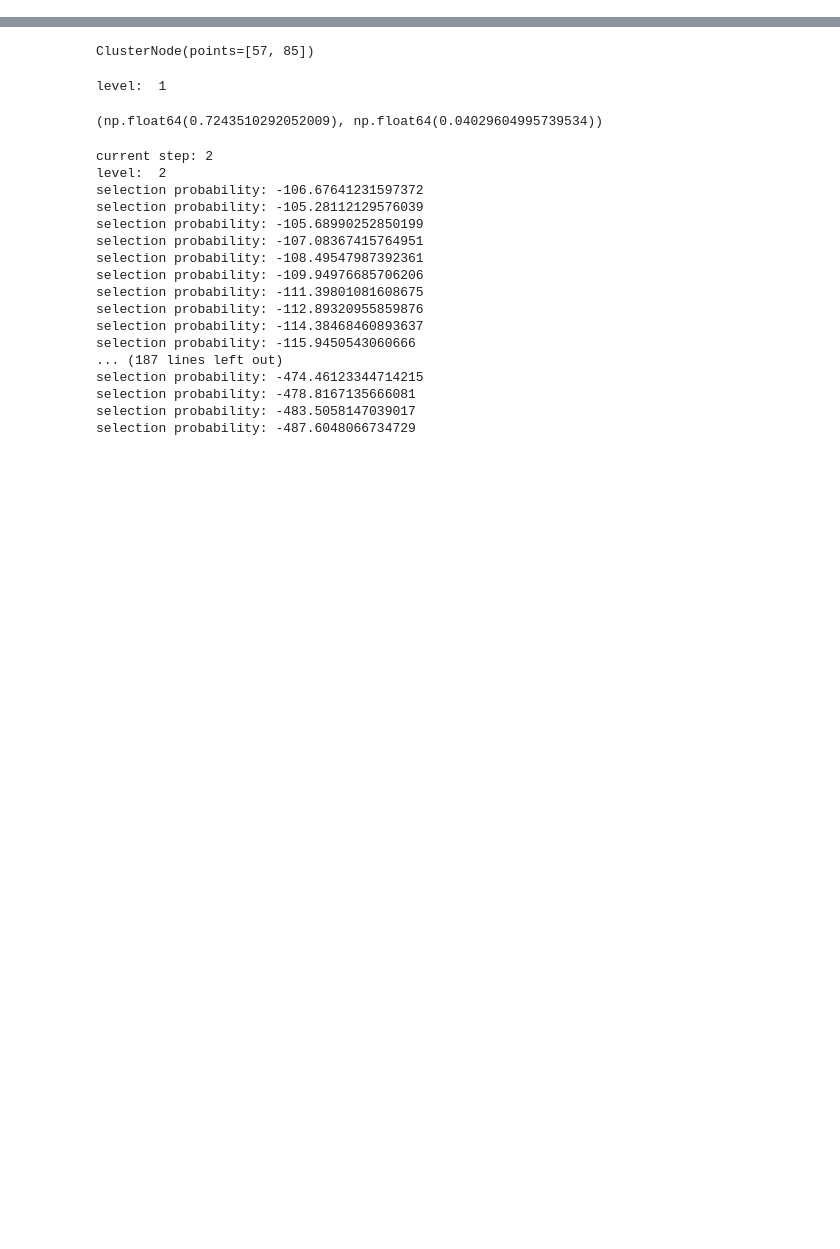
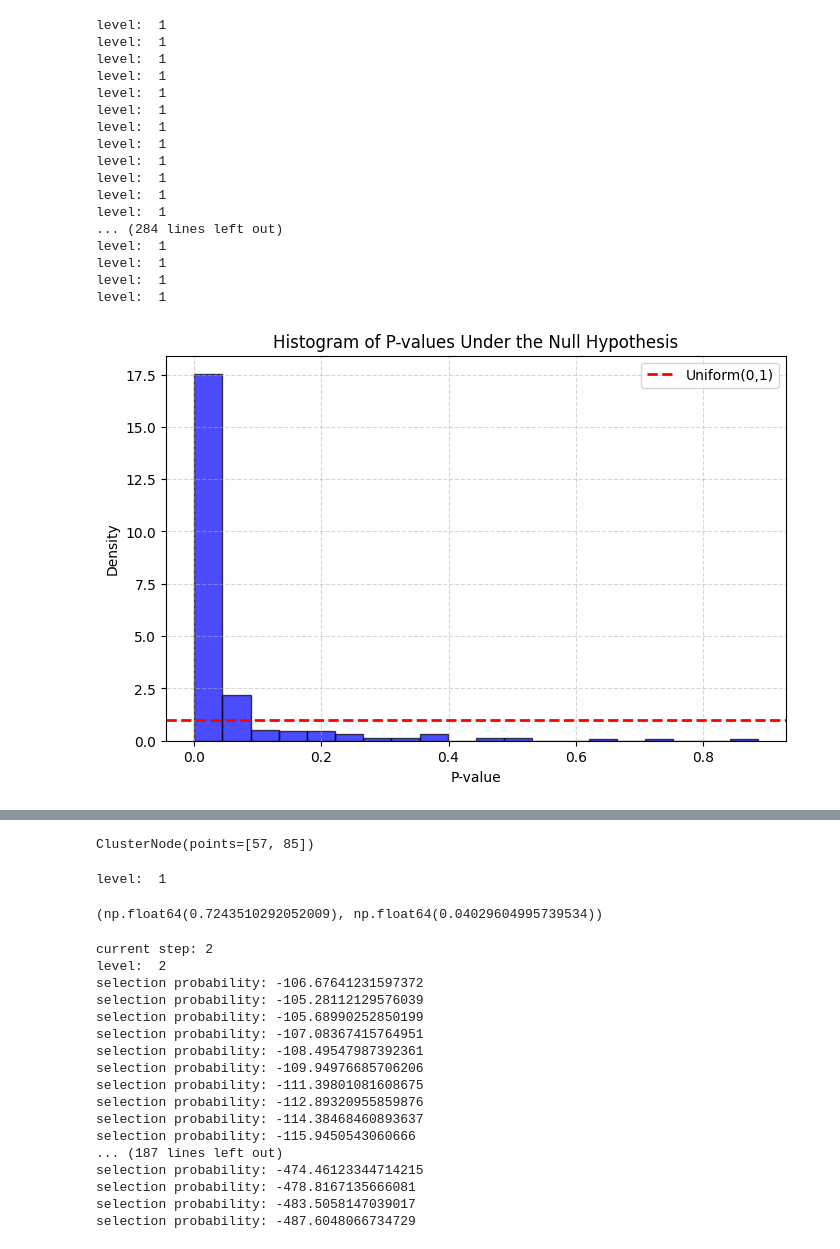
Before and after one commit to judywu4800/SI_HierarchicalClustering, a Jupyter notebook: test_file.ipynb, the cells around one changed output, grey strips where cells are left out. Saved outputs shown, nothing was run; the diff lists cells and outputs as text; code cells hidden in the pictures; blank space fills up the shorter version.

```diff
--- a/test_file.ipynb
+++ b/test_file.ipynb
@@ -6,0 +10,62 @@ from sklearn.metrics import silhouette_score
+# %%
+def check_p_value_uniformity(K,layer, num_trials=1000):
+    p_values = []
+
+
+    for _ in range(num_trials):
+        #X, y = make_blobs(n_samples=n, centers=real_K, cluster_std=1,random_state=42)
+        X = np.random.normal(0, 1, size=(20, 10))
+        # Fit agglomerative clustering
+        model = AgglomerativeClustering(X, tau=1, n_clusters=K,linkage="single")
+        model.fit()
+
+        winning_nodes = list(model.existing_clusters_log.keys())
+        key = winning_nodes[layer]
+        node = key[0].parent
+        p_value, obs, cdf = model.merge_inference(node)
+        p_values.append(p_value)
+
+    p_values = np.array(p_values)
+
+    plt.figure(figsize=(8, 5))
+    plt.hist(p_values, bins=20, density=True, color="blue", alpha=0.7, edgecolor="black")
+    plt.axhline(1, color='red', linestyle='dashed', linewidth=2, label="Uniform(0,1)")
+    plt.xlabel("P-value")
+    plt.ylabel("Density")
+    plt.title("Histogram of P-values Under the Null Hypothesis")
+    plt.legend()
+    plt.grid(True, linestyle="--", alpha=0.5)
+    plt.show()
+
+    plt.figure(figsize=(8, 5))
+    sorted_p_values = np.sort(p_values)
+    theoretical_quantiles = np.linspace(0, 1, num_trials)
+    plt.plot(theoretical_quantiles, sorted_p_values, marker='o', linestyle='', label="Empirical p-values")
+    plt.plot([0, 1], [0, 1], linestyle="--", color="red", label="Expected (Uniform)")
+    plt.xlabel("Theoretical Uniform Quantiles")
+    plt.ylabel("Empirical P-values")
+    plt.title("Q-Q Plot: P-values vs. Uniform(0,1)")
+    plt.legend()
+    plt.grid(True, linestyle="--", alpha=0.5)
+    plt.show()
+# %%
+check_p_value_uniformity(3,0,300)
+# %% [output]
+level:  1
+level:  1
+level:  1
+level:  1
+level:  1
+level:  1
+level:  1
+level:  1
+level:  1
+level:  1
+level:  1
+level:  1
+... (284 lines left out)
+level:  1
+level:  1
+level:  1
+level:  1
+[figure, added]
```
Also changed, not shown: parts of 16 cells of this notebook, 1 other file.
